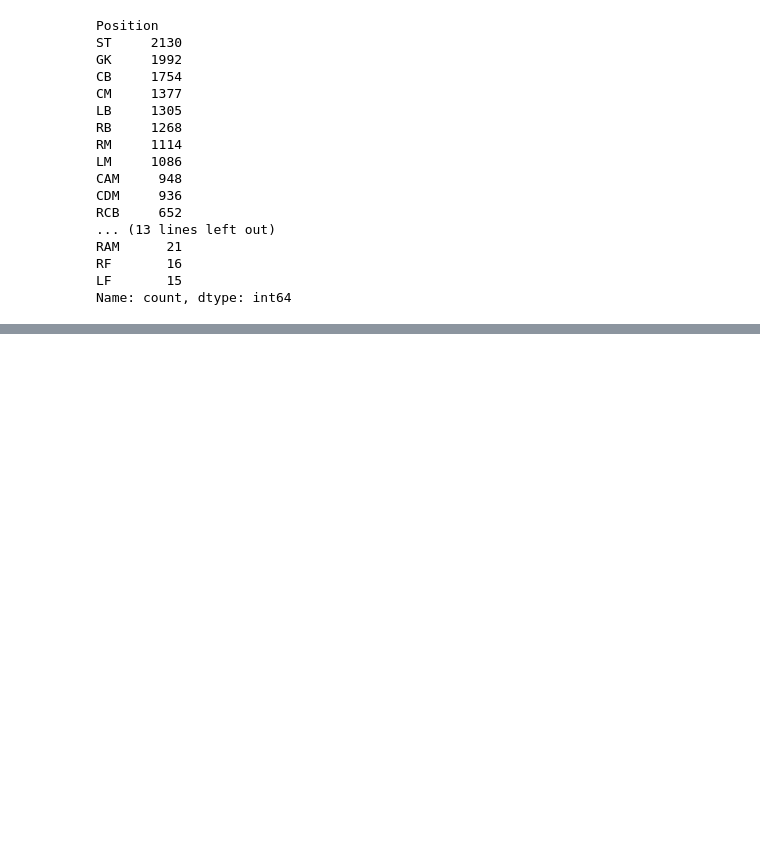
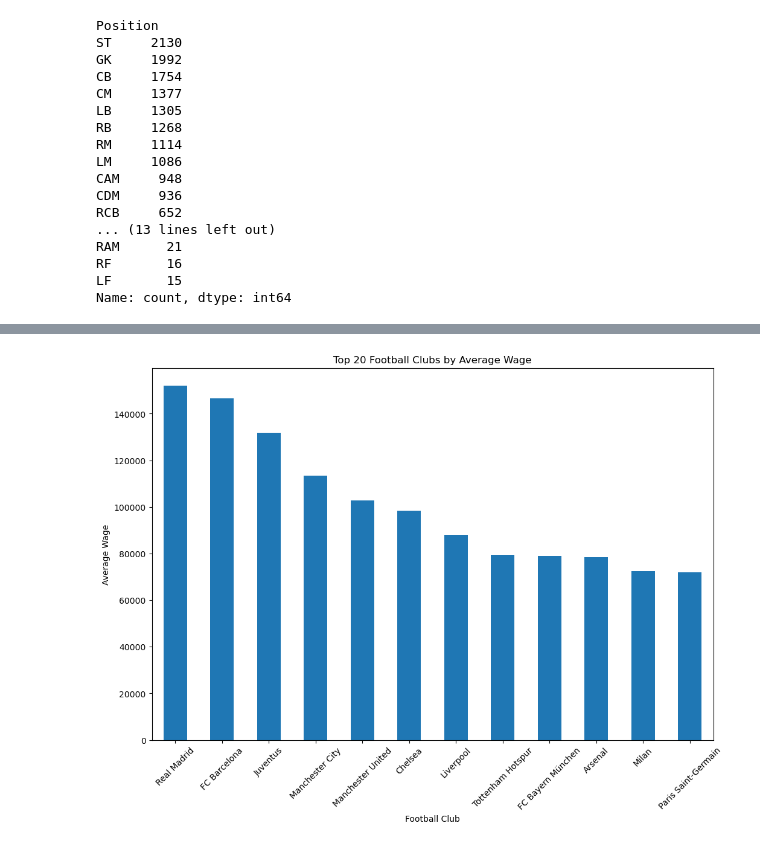
Before and after one commit to JWooll/Bootcamp-Project-4-FIFA, a Jupyter notebook: Project_4_FIFA.ipynb, the cells around one changed output, grey strips where cells are left out. Cells and saved outputs as stored; diff of their text form; code cells hidden in the pictures; blank space fills up the shorter version.

```diff
--- a/Project_4_FIFA.ipynb
+++ b/Project_4_FIFA.ipynb
@@ -173,0 +216,19 @@ df.to_csv('updated_player_data.csv', index=True)
+# %%
+avg_wage_by_club = df.groupby('Club')['Wage'].mean().sort_values(ascending=False).head(12)
+
+# Create the bar chart
+plt.figure(figsize=(12, 8))
+avg_wage_by_club.plot(kind='bar')
+
+# Add labels and title
+plt.xlabel('Football Club')
+plt.ylabel('Average Wage')
+plt.title('Top 20 Football Clubs by Average Wage')
+
+# Rotate x-axis labels for better readability
+plt.xticks(rotation=45)
+
+# Show the plot
+plt.show()
+# %% [output]
+[figure, added]
```
Also changed, not shown: parts of 7 cells of this notebook.
